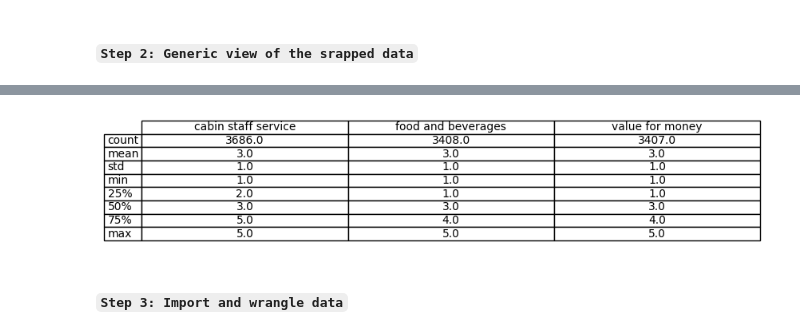
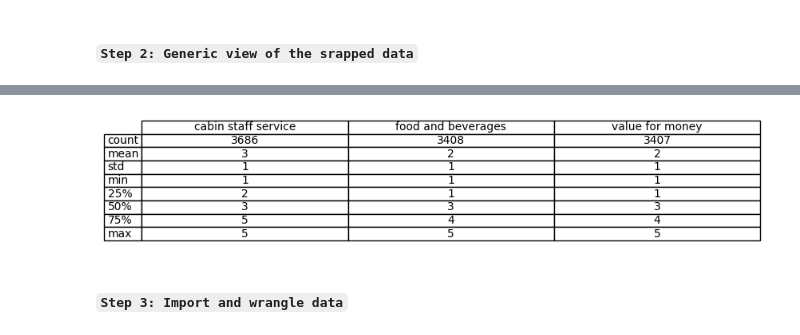
Before and after one commit to Ukomah/Customer-sentiment-analysis-for-british-airways-reviews, a Jupyter notebook: ba_reviews_analysis.ipynb, the cells around one changed output, grey strips where cells are left out. Cells and saved outputs as stored; diff of their text form; code cells hidden in the pictures.

```diff
--- a/ba_reviews_analysis.ipynb
+++ b/ba_reviews_analysis.ipynb
@@ -44,19 +45,19 @@ max                    5.0                 5.0              5.0
 | 3 | 30/06/2024 | P Jackson | United Kingdom | Trip Verified | “wholly inadequate customer service” | Flight cancelled with no reason g... | NaN | Couple Leisure | Economy Class | ... |
 | 4 | 26/06/2024 | R Thornton | United Kingdom | Trip Verified | “the cabin crew were great” | This is a route I fly regularly. ... | A320 | Business | Business Class | ... |
 # %%
-summary = df_raw.describe().round()
+summary = df_raw.describe().astype(int)
 
 # Plot the summary statistics
 fig, ax = plt.subplots(figsize=(10, 2))  # Set the size of the figure
 ax.axis('tight')
 ax.axis('off')
 the_table = ax.table(cellText=summary.values, colLabels=summary.columns, rowLabels=summary.index, cellLoc='center', loc='center')
 
 # Save the table as an image
 plt.savefig('img/df_describe_output.png', bbox_inches='tight', pad_inches=0.1)
 # plt.show()
 # %% [output]
-[figure, old version]
+[figure, new version]
 # %% [markdown]
 #### `Step 3: Import and wrangle data`
 # %%
```
Also changed, not shown: parts of 4 cells of this notebook.
